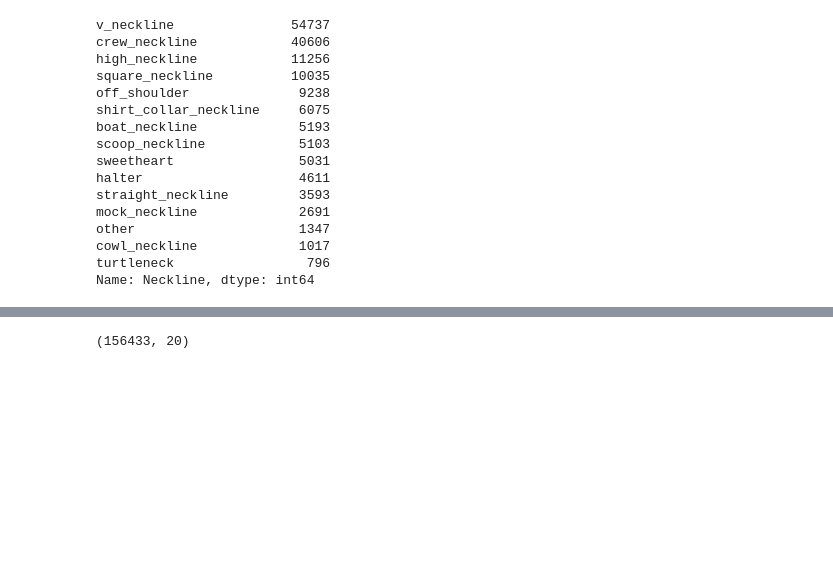
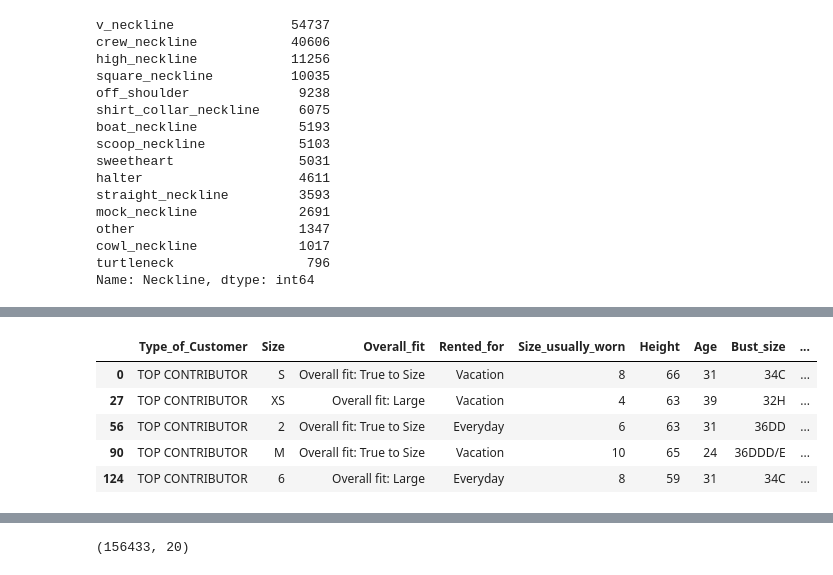
Before and after one commit to Kaayrapetov/Capstone, a Jupyter notebook: Code/II_Data_Cleaning_Garment_Data.ipynb, the cells around one changed output, grey strips where cells are left out. Cells and saved outputs as stored; diff of their text form; code cells hidden in the pictures; blank space fills up the shorter version.

```diff
--- a/Code/II_Data_Cleaning_Garment_Data.ipynb
+++ b/Code/II_Data_Cleaning_Garment_Data.ipynb
@@ -486,3 +466,14 @@ df.drop(df[df['Sleeves'] == "other"].index, inplace = True)
 df.drop(df[df['Neckline'] == "other"].index, inplace = True)
 df = df.reset_index()
 df.drop(columns="index",inplace=True)
+# %%
+df2 = df.drop_duplicates(subset=["Brand", "Dress_Description"], keep='first', ignore_index=False)
+# %%
+df2.head()
+# %% [output]
+|  | Type_of_Customer | Size | Overall_fit | Rented_for | Size_usually_worn | Height | Age | Bust_size | ... |
+| 0 | TOP CONTRIBUTOR | S | Overall fit: True to Size | Vacation | 8 | 66 | 31 | 34C | ... |
+| 27 | TOP CONTRIBUTOR | XS | Overall fit: Large | Vacation | 4 | 63 | 39 | 32H | ... |
+| 56 | TOP CONTRIBUTOR | 2 | Overall fit: True to Size | Everyday | 6 | 63 | 31 | 36DD | ... |
+| 90 | TOP CONTRIBUTOR | M | Overall fit: True to Size | Vacation | 10 | 65 | 24 | 36DDD/E | ... |
+| 124 | TOP CONTRIBUTOR | 6 | Overall fit: Large | Everyday | 8 | 59 | 31 | 34C | ... |
```
Also changed, not shown: parts of 14 cells of this notebook, 4 other files.
